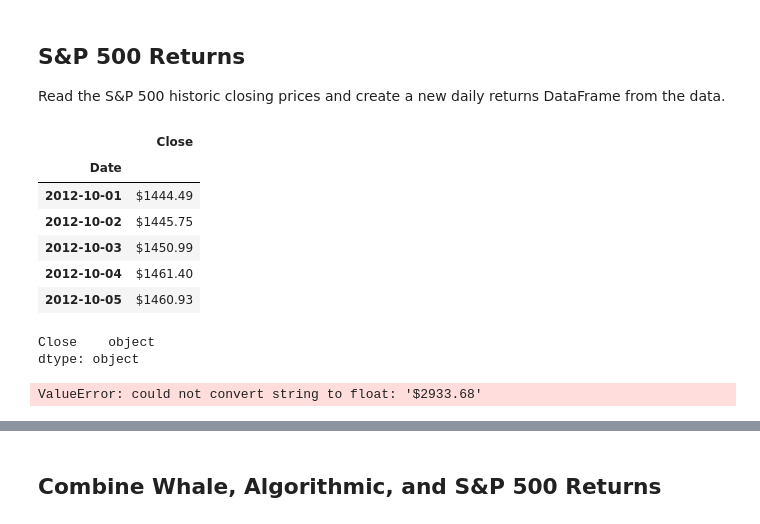
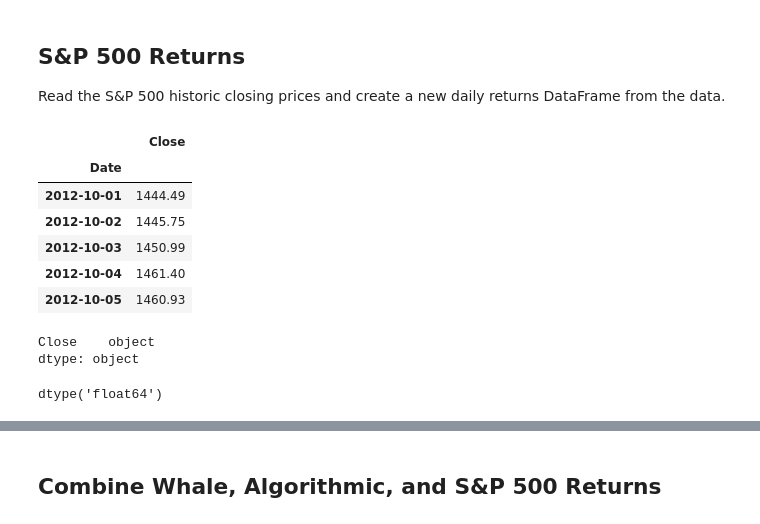
Before and after one commit to gokhanunal34/pandasSkillsApplications, a Jupyter notebook: whale_analysis.ipynb, the cells around one changed output, grey strips where cells are left out. Saved outputs shown, nothing was run; the diff lists cells and outputs as text; code cells hidden in the pictures.

Commit message:
solved the string/float issue. Continue from Rolling Statistics part

```diff
--- a/whale_analysis.ipynb
+++ b/whale_analysis.ipynb
@@ -115,20 +115,26 @@ Read the S&P 500 historic closing prices and create a new daily returns DataFram
 # %%
 # Reading S&P 500 Closing Prices
 
 csvpath = Path("../Starter_Code/Resources/sp500_history.csv")
 
 sp500_r_data = pd.read_csv(csvpath,parse_dates=True, index_col="Date", infer_datetime_format=True)
 
+#removing the dollar signs so that calculations can be made
+sp500_r_data['Close'] = sp500_r_data['Close'].str.replace("$", "")
+
 #Sorting by the date in ascending order
-sp500_r_data.sort_index(axis=0,ascending=True).head()
+
+sp500_r_data= sp500_r_data.sort_index(axis=0,ascending=True)
+
+sp500_r_data.head()
 # %% [output]
 |  | Close |
 | Date |  |
-| 2012-10-01 | $1444.49 |
-| 2012-10-02 | $1445.75 |
-| 2012-10-03 | $1450.99 |
-| 2012-10-04 | $1461.40 |
-| 2012-10-05 | $1460.93 |
+| 2012-10-01 | 1444.49 |
+| 2012-10-02 | 1445.75 |
+| 2012-10-03 | 1450.99 |
+| 2012-10-04 | 1461.40 |
+| 2012-10-05 | 1460.93 |
 # %%
 # Check Data Types
 sp500_r_data.dtypes
@@ -137,8 +143,10 @@ Close    object
 dtype: object
 # %%
 # Fix Data Types
-sp500_r_data = sp500_r_data.astype('float')
+sp500_r_data['Close'] = sp500_r_data['Close'].astype('float')
+
+sp500_r_data['Close'].dtypes
 # %% [output]
-ValueError: could not convert string to float: '$2933.68'
+dtype('float64')
 # %%
 # Calculate Daily Returns
```
Also changed, not shown: parts of 12 cells of this notebook.
